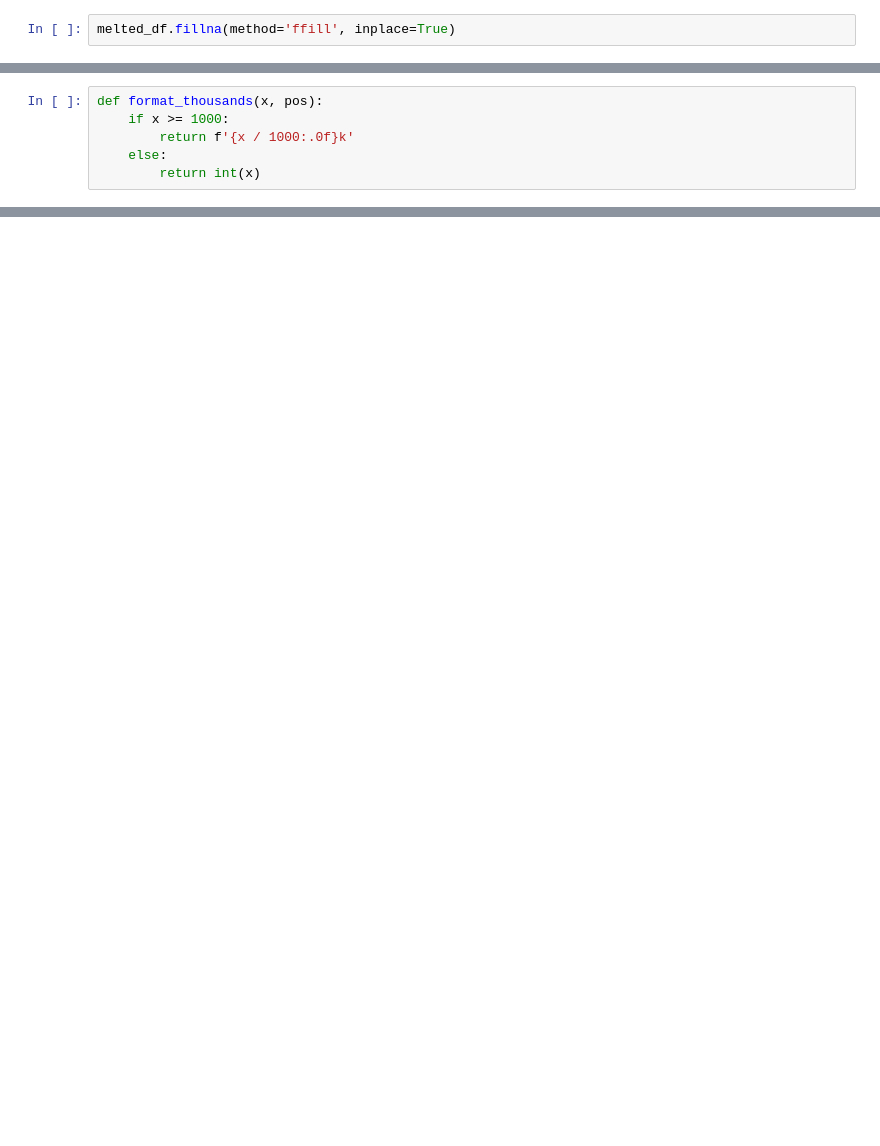
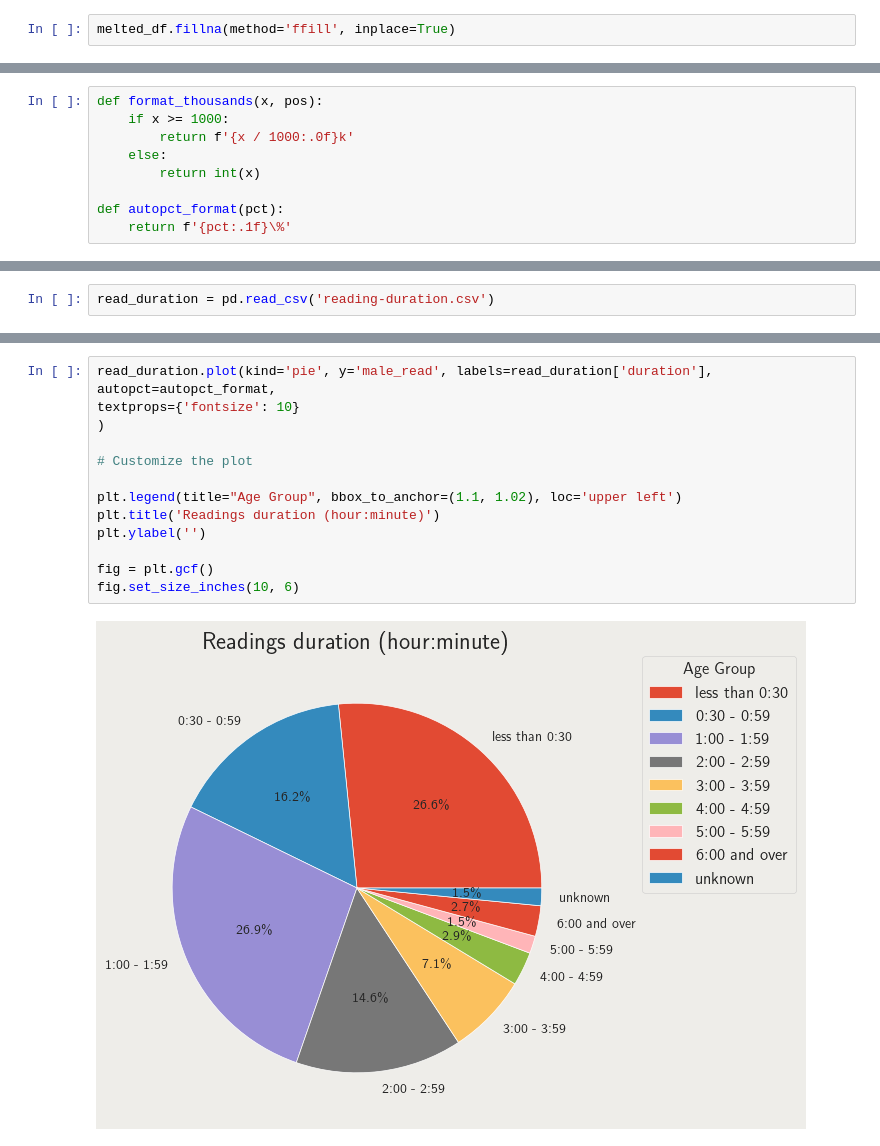
Before and after one commit to Chanakan55991/readings-analysis, a Jupyter notebook: analysis.ipynb, the cells around one changed output, grey strips where cells are left out. Cells and saved outputs as stored; diff of their text form; blank space fills up the shorter version.

```diff
--- a/analysis.ipynb
+++ b/analysis.ipynb
@@ -93,4 +77,7 @@ def format_thousands(x, pos):
         return f'{x / 1000:.0f}k'
     else:
         return int(x)
+
+def autopct_format(pct):
+    return f'{pct:.1f}\%'
 # %%
@@ -107,0 +225,2 @@ plt.show()
+# %%
+read_duration = pd.read_csv('reading-duration.csv')
@@ -107,0 +240,15 @@ plt.show()
+# %%
+read_duration.plot(kind='pie', y='male_read', labels=read_duration['duration'], autopct=autopct_format,
+textprops={'fontsize': 10}
+)
+
+# Customize the plot
+
+plt.legend(title="Age Group", bbox_to_anchor=(1.1, 1.02), loc='upper left')
+plt.title('Readings duration (hour:minute)')
+plt.ylabel('')
+
+fig = plt.gcf()
+fig.set_size_inches(10, 6)
+# %% [output]
+[figure, added]
```
Also changed, not shown: parts of 23 cells of this notebook, 11 other files.
